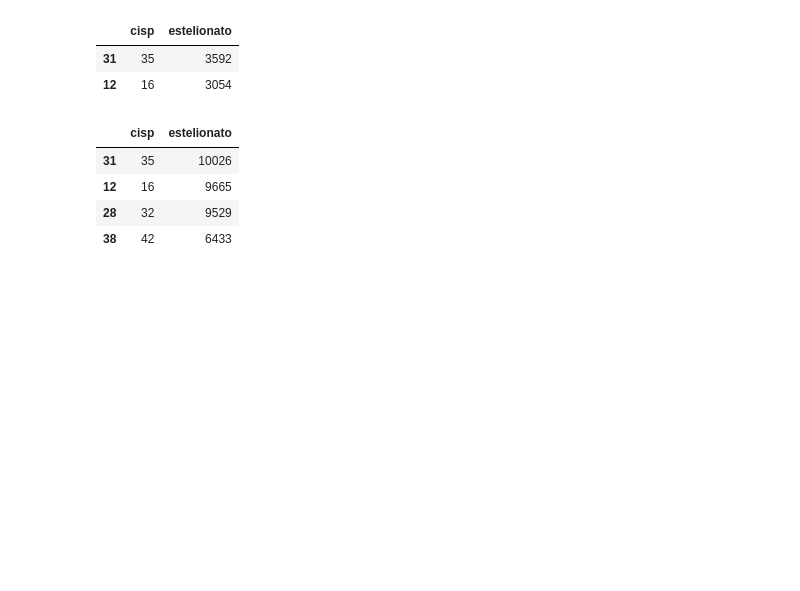
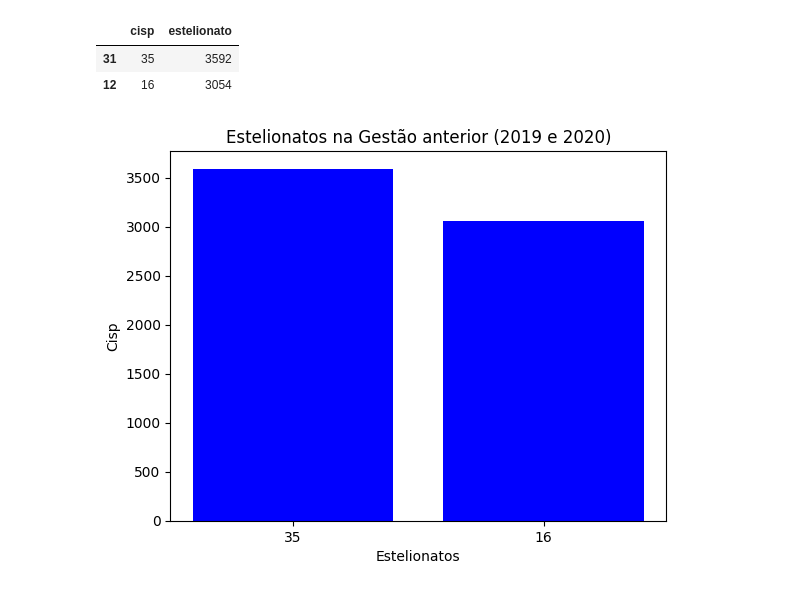
Before and after one commit to JOSESANTOS37/Repo_Senac, a Jupyter notebook: Aula 14/Distancia.ipynb, the cells around one changed output. Saved outputs shown, nothing was run; the diff lists cells and outputs as text; code cells hidden in the pictures; blank space fills up the shorter version.

```diff
--- a/Aula 14/Distancia.ipynb
+++ b/Aula 14/Distancia.ipynb
@@ -191,12 +230,25 @@ Outliers_Anterior.sort_values(by='estelionato', ascending= False)
 |  | cisp | estelionato |
 | 31 | 35 | 3592 |
 | 12 | 16 | 3054 |
-# %%
-Outliers_atual = gestao_atual_Agrupamento.loc[gestao_atual_Agrupamento['estelionato'] >= limite_superior_atual]
-Outliers_atual.sort_values(by='estelionato', ascending= False)
-# %% [output]
-|  | cisp | estelionato |
-| 31 | 35 | 10026 |
-| 12 | 16 | 9665 |
-| 28 | 32 | 9529 |
-| 38 | 42 | 6433 |
+# %%
+
+
+
+Outliers_Anterior = Outliers_Anterior.sort_values(by='estelionato', ascending= False)
+
+Outliers_Anterior ['cisp'] = Outliers_Anterior['cisp']. astype(str)
+
+plt.bar(Outliers_Anterior['cisp'], Outliers_Anterior['estelionato'], color='blue')
+
+plt.title('Estelionatos na Gestão anterior (2019 e 2020)')
+
+# Define o rótulo do eixo X
+plt.xlabel('Estelionatos')
+
+# Define o rótulo do eixo Y
+plt.ylabel('Cisp')
+
+# Exibe o gráfico na tela
+plt.show()
+# %% [output]
+[figure, added]
```
Also changed, not shown: parts of 8 cells of this notebook, 2 other files.
